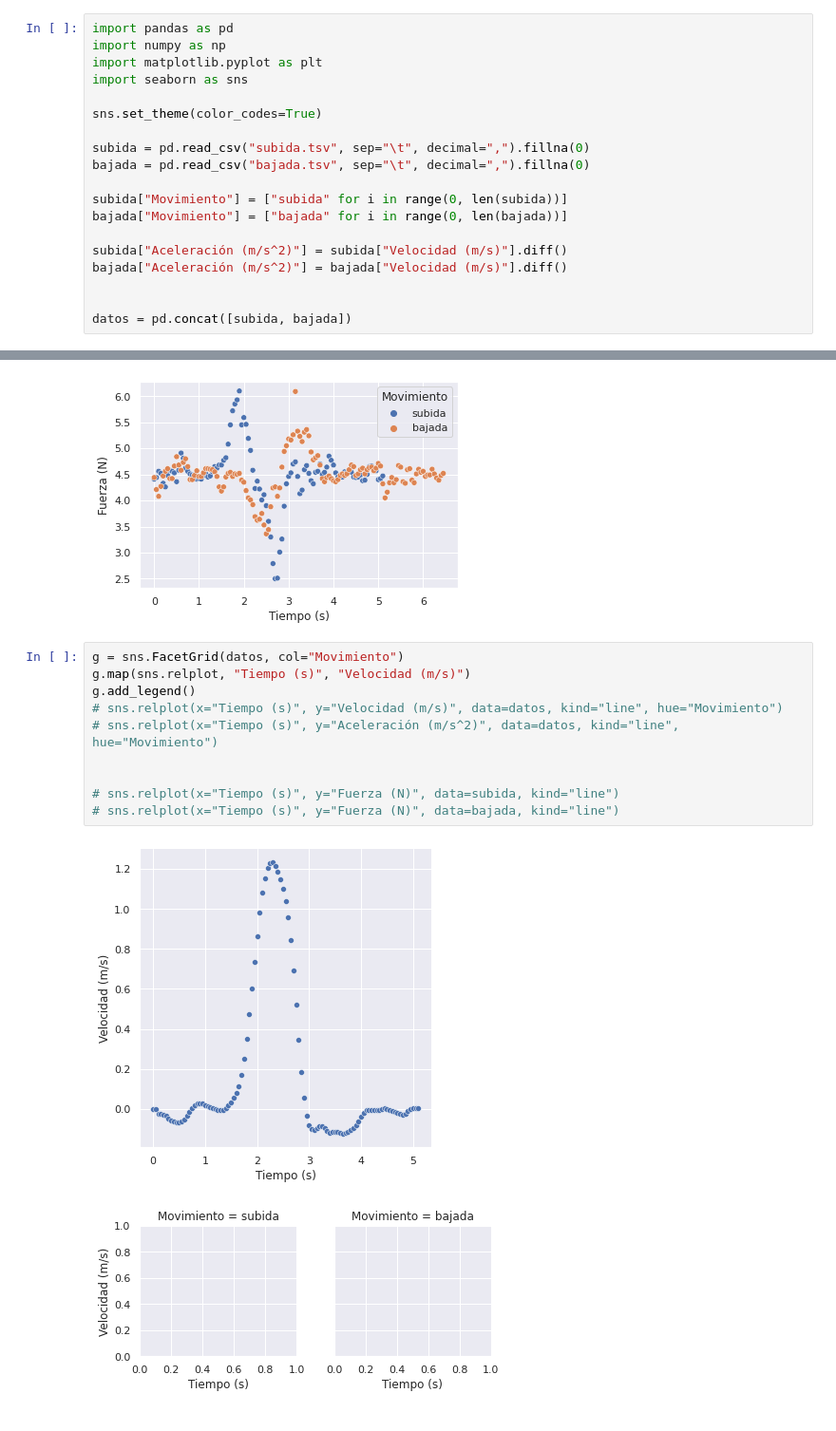
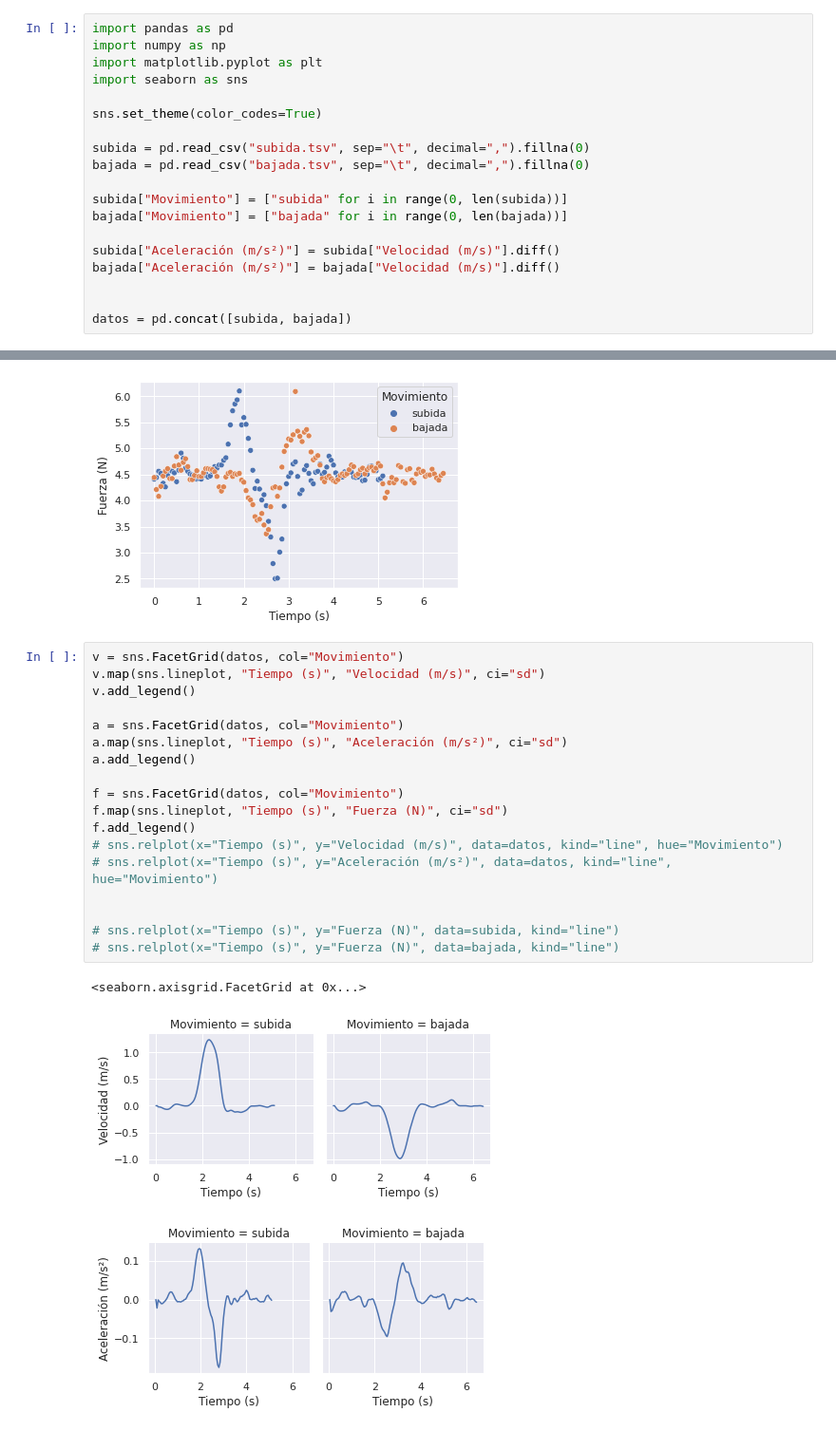
Before and after one commit to agucova/labs-dinamica, a Jupyter notebook: set2/analisis.ipynb, the cells around one changed output, grey strips where cells are left out. Shown: that part at 95% size. Cells and saved outputs as stored; diff of their text form.

```diff
--- a/set2/analisis.ipynb
+++ b/set2/analisis.ipynb
@@ -12,8 +12,8 @@ bajada = pd.read_csv("bajada.tsv", sep="\t", decimal=",").fillna(0)
 subida["Movimiento"] = ["subida" for i in range(0, len(subida))]
 bajada["Movimiento"] = ["bajada" for i in range(0, len(bajada))]
 
-subida["Aceleración (m/s^2)"] = subida["Velocidad (m/s)"].diff()
-bajada["Aceleración (m/s^2)"] = bajada["Velocidad (m/s)"].diff()
+subida["Aceleración (m/s²)"] = subida["Velocidad (m/s)"].diff()
+bajada["Aceleración (m/s²)"] = bajada["Velocidad (m/s)"].diff()
 
 
 datos = pd.concat([subida, bajada])
@@ -27,15 +27,24 @@ sns.scatterplot(x="Tiempo (s)", y="Fuerza (N)", data=datos, hue="Movimiento")
 <AxesSubplot:xlabel='Tiempo (s)', ylabel='Fuerza (N)'>
 [figure]
 # %%
-g = sns.FacetGrid(datos, col="Movimiento")
-g.map(sns.relplot, "Tiempo (s)", "Velocidad (m/s)")
-g.add_legend()
+v = sns.FacetGrid(datos, col="Movimiento")
+v.map(sns.lineplot, "Tiempo (s)", "Velocidad (m/s)", ci="sd")
+v.add_legend()
+
+a = sns.FacetGrid(datos, col="Movimiento")
+a.map(sns.lineplot, "Tiempo (s)", "Aceleración (m/s²)", ci="sd")
+a.add_legend()
+
+f = sns.FacetGrid(datos, col="Movimiento")
+f.map(sns.lineplot, "Tiempo (s)", "Fuerza (N)", ci="sd")
+f.add_legend()
 # sns.relplot(x="Tiempo (s)", y="Velocidad (m/s)", data=datos, kind="line", hue="Movimiento")
-# sns.relplot(x="Tiempo (s)", y="Aceleración (m/s^2)", data=datos, kind="line", hue="Movimiento")
+# sns.relplot(x="Tiempo (s)", y="Aceleración (m/s²)", data=datos, kind="line", hue="Movimiento")
 
 
 # sns.relplot(x="Tiempo (s)", y="Fuerza (N)", data=subida, kind="line")
 # sns.relplot(x="Tiempo (s)", y="Fuerza (N)", data=bajada, kind="line")
 # %% [output]
+<seaborn.axisgrid.FacetGrid at 0x...>
-[figure, old version]
+[figure, new version]
-[figure, old version]
+[figure, new version]
```
Also changed, not shown: parts of 2 cells of this notebook.
